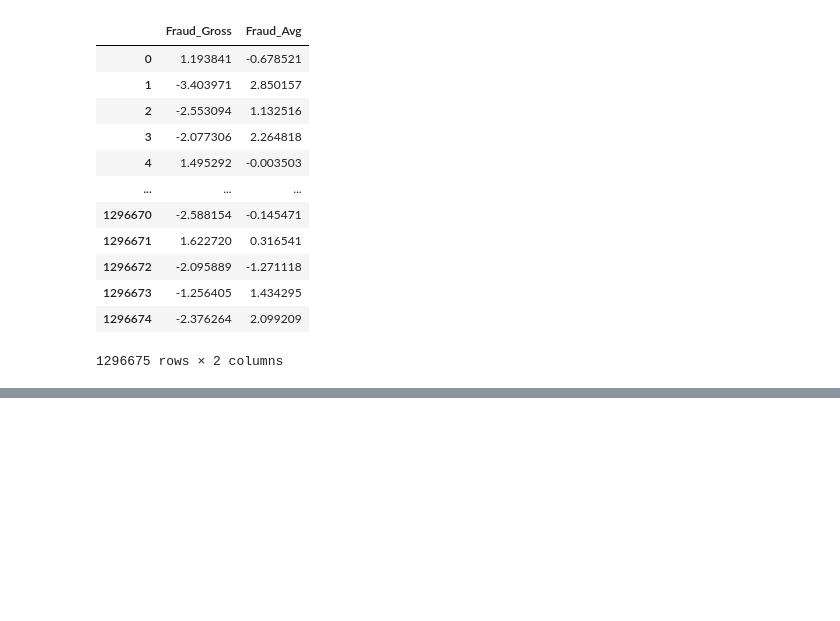
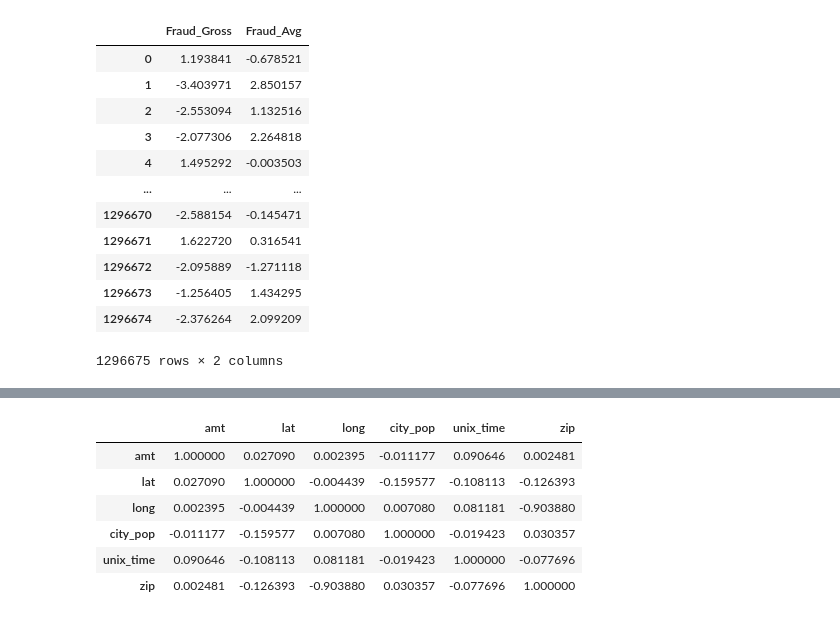
Before and after one commit to charles-justdoit/fraud-detection-audit.NAU-audit-acca--data-practice, a Jupyter notebook: 项目/notebooks/04_clustering(用户分群).ipynb, the cells around one changed output, grey strips where cells are left out. Saved outputs shown, nothing was run; the diff lists cells and outputs as text; code cells hidden in the pictures; blank space fills up the shorter version.

```diff
--- a/项目/notebooks/04_clustering(用户分群).ipynb
+++ b/项目/notebooks/04_clustering(用户分群).ipynb
@@ -137,0 +138,52 @@ P=sch.dendrogram(F,labels=sampled_indices)
+# %%
+# 结合CDA2级教程9.5聚类算法思路及框架,先补充相关知识点如下:
+# K_maens聚类算法主要分为四个步骤:
+# (1)设定k值,确定聚类数,软件随机分配聚类中心所需的种子
+# (2)计算每个记录到类中心的距离
+# (3)把k值中心作为新的中心,重新计算距离
+# (4)迭代至达到标准为止
+# K_means算法主要用于用户细分,用户分群部分
+
+# 根据CDA2级教程P260~P269,K-mean聚类算法实操步骤分为项目目的，数据解读，数据预处理，建立聚类模型
+# 首先进行数据解读,但由于数据体量极大(TB级),且同为聚类方法,故沿用sample_df作为抽样处理后的数据
+# 一.项目目的:在企业内部及相关流程现实场景检索并稽查出欺诈人群及舞弊行为
+# 二.数据解读:
+# 直接引用sample_df
+# indices=["is_fraud","amt","lat","long","city_pop","unix_time","zip"]
+# data=sampled_df[indices]
+# data
+# 报错,出现了indexerror,先查询sample_df 的列名
+# print(sampled_indices.columns)
+# 报错,发现sampled_index为numpy数据,无columns属性
+# print(sampled_indices)
+# 检查原先代码,发现model_data已被标准化,找出先前报错原因
+model_dataF=pd.read_csv(r"C:\Users\范彬\OneDrive\桌面\train.csv",encoding='gbk')
+sampled_dataF=model_dataF.sample(n=595,random_state=42)
+# print(sampled_dataF.head())#此处为了简洁,故不进行可视化显示
+# 用inidices进行筛选并使用规范dataframe格式
+indices=["amt","lat","long","city_pop","unix_time","zip"]
+sampled_dataF=pd.DataFrame(sampled_dataF,columns=indices)
+sampled_dataF.head()
+
+# 三.数据预处理
+# 结合CDA2级教程思路及框架,补充P262相关知识点:
+# 商业聚类算法对变量的基本要求是尽可能反映不同方面的信息,使用聚类算法通常要求样本内无缺失值
+# 由于本项目数据集为kaggle冷门公开去敏数据集，查询地址URl:https://www.kaggle.com/datasets/kaushalnandania/credit-card-fraud-detection
+# 其本身已进行过数据清洗和数据预处理,故本样本(数据集)并无缺失值的情况
+# 结合CDA2级9.5.2的教程思路及框架,接下来查看变量的相关系数矩阵,以判断做变量降维的必要性(非必须)
+corr_matrix=sampled_dataF.corr(method="pearson")#使用皮尔逊系数 即corr_matrix=corr_matrix.abs()
+corr_matrix
+
+# 结合相关资料及皮尔逊系数相关系数矩阵的查询,可以得出以下结论:
+#long(经度)与zip(邮政编码)的相关系数为-0.903880,说明两者高度线性负相关
+# lat(纬度)与city_pop(城市人口)的相关系数为-0.159577,lat与zip为-0.1269393,说明维度与城市人口,邮政编码呈现中等程度负相关
+# 多数变量间的相关系数绝对值较小(如amt与其他变量的多在0.03以内),说明这些变量的线性相关性较弱
+# 结合教程结论,相关系数最高的约为0.9,处于必须要做的范围,并且为了解释聚类方便,选择降维处理
+# %% [output]
+|  | amt | lat | long | city_pop | unix_time | zip |
+| amt | 1.000000 | 0.027090 | 0.002395 | -0.011177 | 0.090646 | 0.002481 |
+| lat | 0.027090 | 1.000000 | -0.004439 | -0.159577 | -0.108113 | -0.126393 |
+| long | 0.002395 | -0.004439 | 1.000000 | 0.007080 | 0.081181 | -0.903880 |
+| city_pop | -0.011177 | -0.159577 | 0.007080 | 1.000000 | -0.019423 | 0.030357 |
+| unix_time | 0.090646 | -0.108113 | 0.081181 | -0.019423 | 1.000000 | -0.077696 |
+| zip | 0.002481 | -0.126393 | -0.903880 | 0.030357 | -0.077696 | 1.000000 |
```
Also changed, not shown: parts of 1 cell of this notebook.
